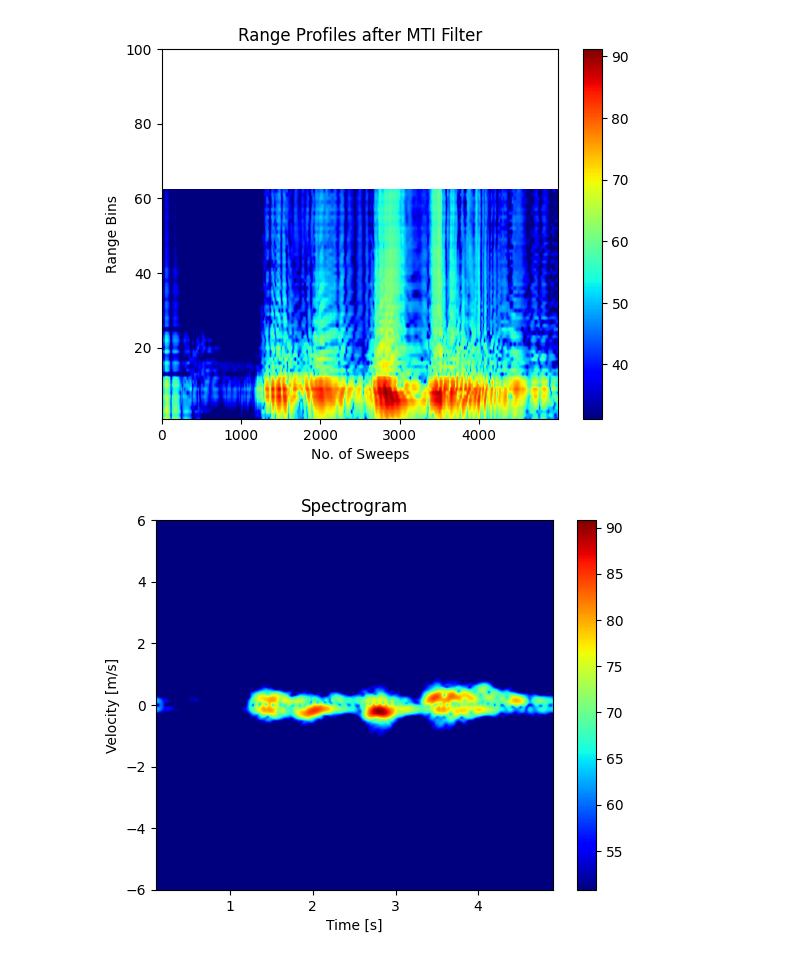
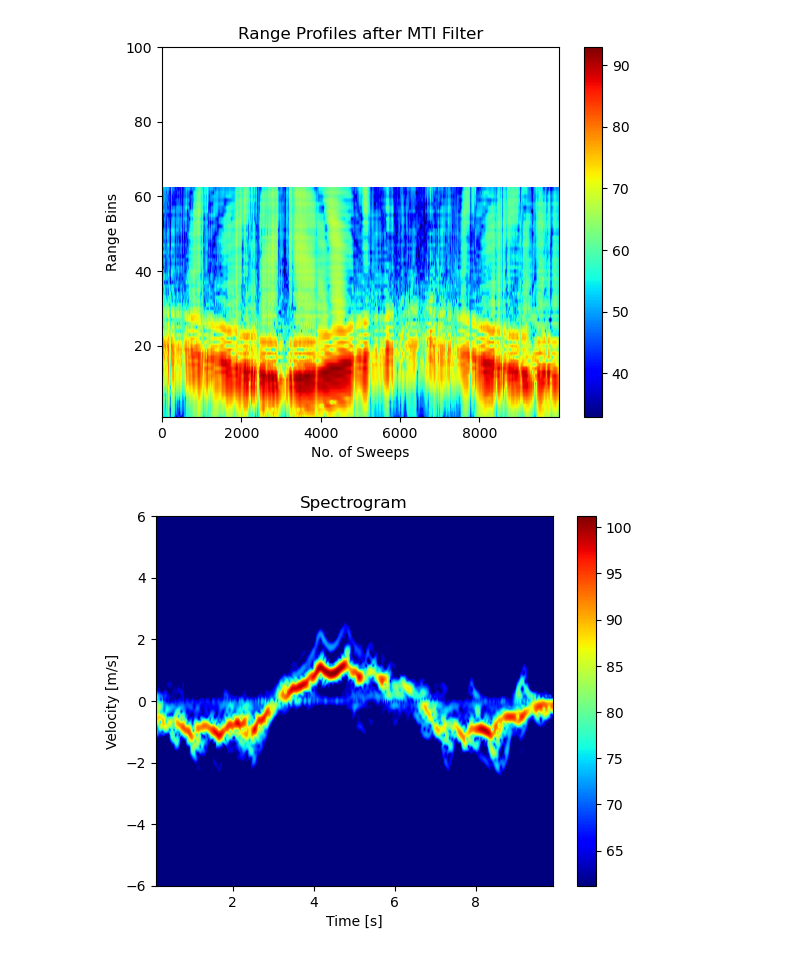
Before and after one commit to JoostJ9/ObjectClassificationWithRadar, a Jupyter notebook: test_plot_notebook.ipynb, the cells around one changed output. Cells and saved outputs as stored; diff of their text form; code cells hidden in the pictures.

Commit message:
Added relative path
Removed Adnane's full system path to a dynamic path usable for every different user.

```diff
--- a/test_plot_notebook.ipynb
+++ b/test_plot_notebook.ipynb
@@ -2,9 +2,18 @@
 import numpy as np
 from scipy import signal
 import matplotlib.pyplot as plt
+import os
 
-# Define the full path to the data file
-fullpath = r'C:\Users\Adnane\Downloads\Dataset_848\6 February 2019 NG Homes Dataset\5P36A05R2.dat'
+# Define the relative path using backslashes
+relative_path = 'datasets/1 December 2017 Dataset/1P36A01R01.dat'
+
+# Get absolute full path based on current working directory (i.e., location of notebook)
+fullpath = os.path.join(os.getcwd(), relative_path)
+
+# Optional: check if the file exists
+if not os.path.exists(fullpath):
+    raise FileNotFoundError(f"Could not find file at: {fullpath}")
+
 
 # Read the data from the file as text, replace 'i' with 'j', and convert to complex
 with open(fullpath, 'r') as f:
@@ -79,32 +88,32 @@ FFTPoints = Pad_Factor * TimeWindowLength
 
 # Compute spectrogram for selected range bins and sum magnitudes
 Data_spec_MTI2 = None
 for RBin in range(bin_indl, bin_indu + 1):
     f, t, Sxx = signal.spectrogram(Data_range_MTI[RBin, :], fs=PRF, window='hann',
                                    nperseg=TimeWindowLength, noverlap=OverlapLength,
                                    nfft=FFTPoints, mode='complex')
     Sxx_shifted = np.fft.fftshift(Sxx, axes=0)
     if Data_spec_MTI2 is None:
         Data_spec_MTI2 = np.abs(Sxx_shifted)
     else:
         Data_spec_MTI2 += np.abs(Sxx_shifted)
 
 # Compute Doppler and velocity axes
 DopplerAxis = np.fft.fftshift(np.fft.fftfreq(FFTPoints, d=1 / PRF))
 velocity_axis = DopplerAxis * 3e8 / (2 * fc)  # Convert Doppler frequency to velocity
 
 # Plot Spectrogram
 plt.figure()
 im = plt.imshow(20 * np.log10(Data_spec_MTI2), aspect='auto', origin='lower',
                 extent=[t[0], t[-1], velocity_axis[0], velocity_axis[-1]], cmap='jet')
 plt.ylim(-6, 6)  # Limit velocity axis
 plt.xlabel('Time [s]')
 plt.ylabel('Velocity [m/s]')
 plt.title('Spectrogram')
 clim = im.get_clim()
 plt.clim(clim[1] - 40, clim[1])  # Set color limits
 plt.colorbar()
 plt.savefig('spectrogram_plot.png')
 # %% [output]
-[figure, old version]
+[figure, new version]
-[figure, old version]
+[figure, new version]
```
Also changed, not shown: 2 other files.
